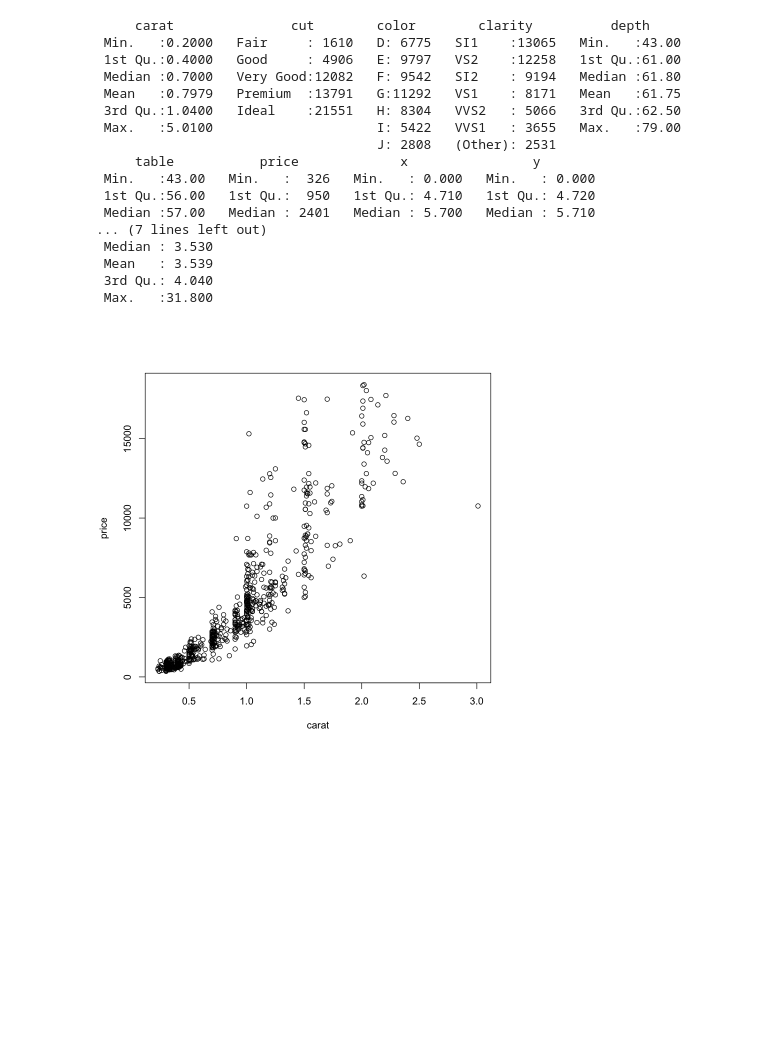
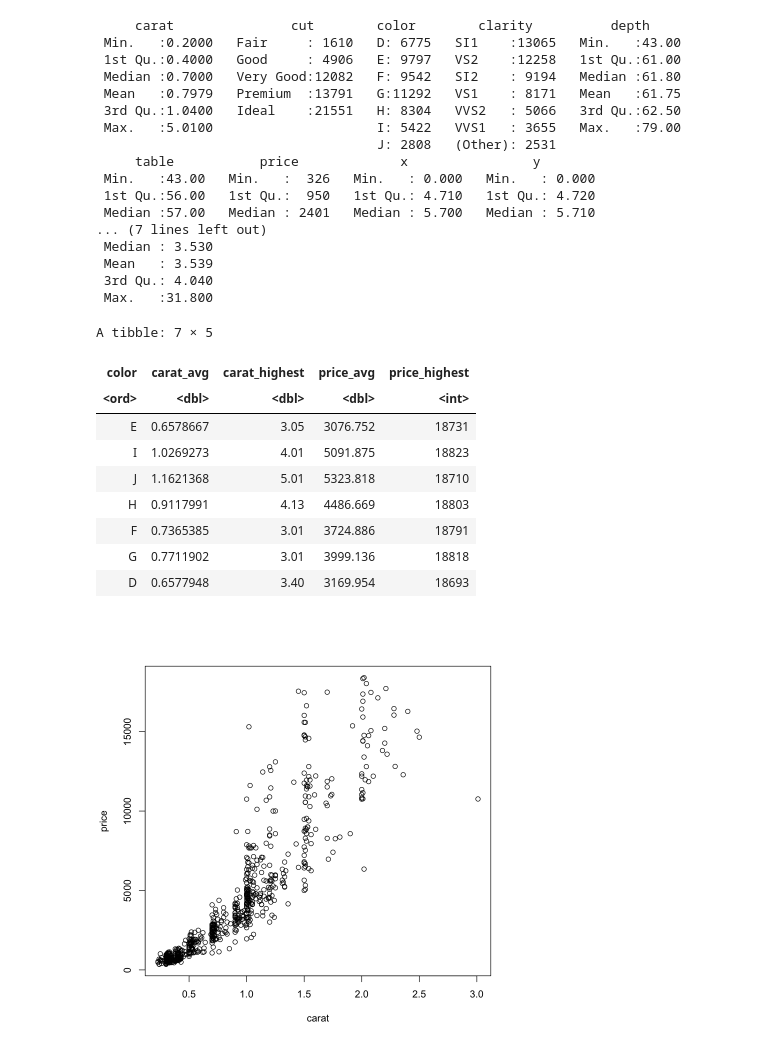
Before and after one commit to zrthxn/spedex, a Jupyter notebook: 0 - Plotting.ipynb, the cells around one changed output. Cells and saved outputs as stored; diff of their text form; code cells hidden in the pictures; blank space fills up the shorter version.

```diff
--- a/0 - Plotting.ipynb
+++ b/0 - Plotting.ipynb
@@ -27,6 +30,20 @@ summary(diamonds)
  Mean   : 3.539
  3rd Qu.: 4.040
  Max.   :31.800
+# %%
+diamonds |>
+    summarise(across(c(carat, price), list(avg=mean, highest=max)), .by=color)
+# %% [output]
+A tibble: 7 × 5
+| color | carat_avg | carat_highest | price_avg | price_highest |
+| <ord> | <dbl> | <dbl> | <dbl> | <int> |
+| E | 0.6578667 | 3.05 | 3076.752 | 18731 |
+| I | 1.0269273 | 4.01 | 5091.875 | 18823 |
+| J | 1.1621368 | 5.01 | 5323.818 | 18710 |
+| H | 0.9117991 | 4.13 | 4486.669 | 18803 |
+| F | 0.7365385 | 3.01 | 3724.886 | 18791 |
+| G | 0.7711902 | 3.01 | 3999.136 | 18818 |
+| D | 0.6577948 | 3.40 | 3169.954 | 18693 |
 # %%
 # randomly sample 20 observations per group defined by color & cut
 df <- diamonds |> dplyr::slice_sample(n = 20, by = c(color, cut))
```
Also changed, not shown: parts of 2 cells of this notebook.
